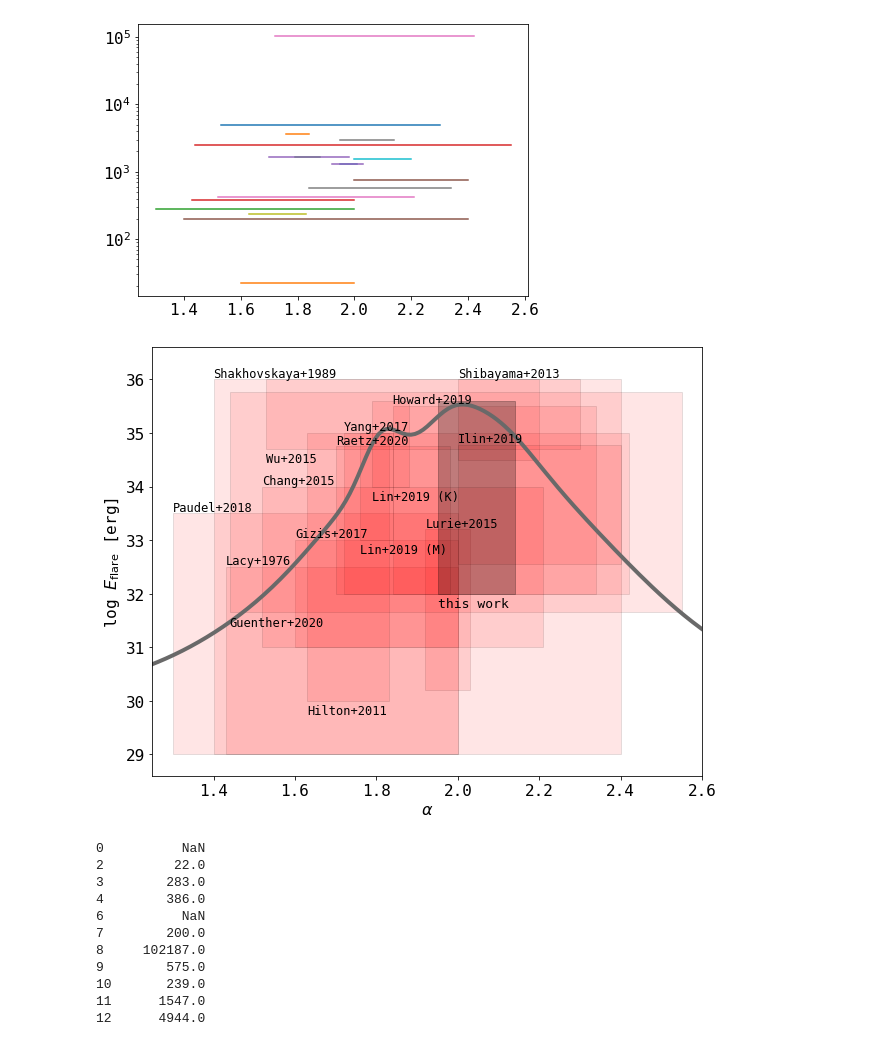
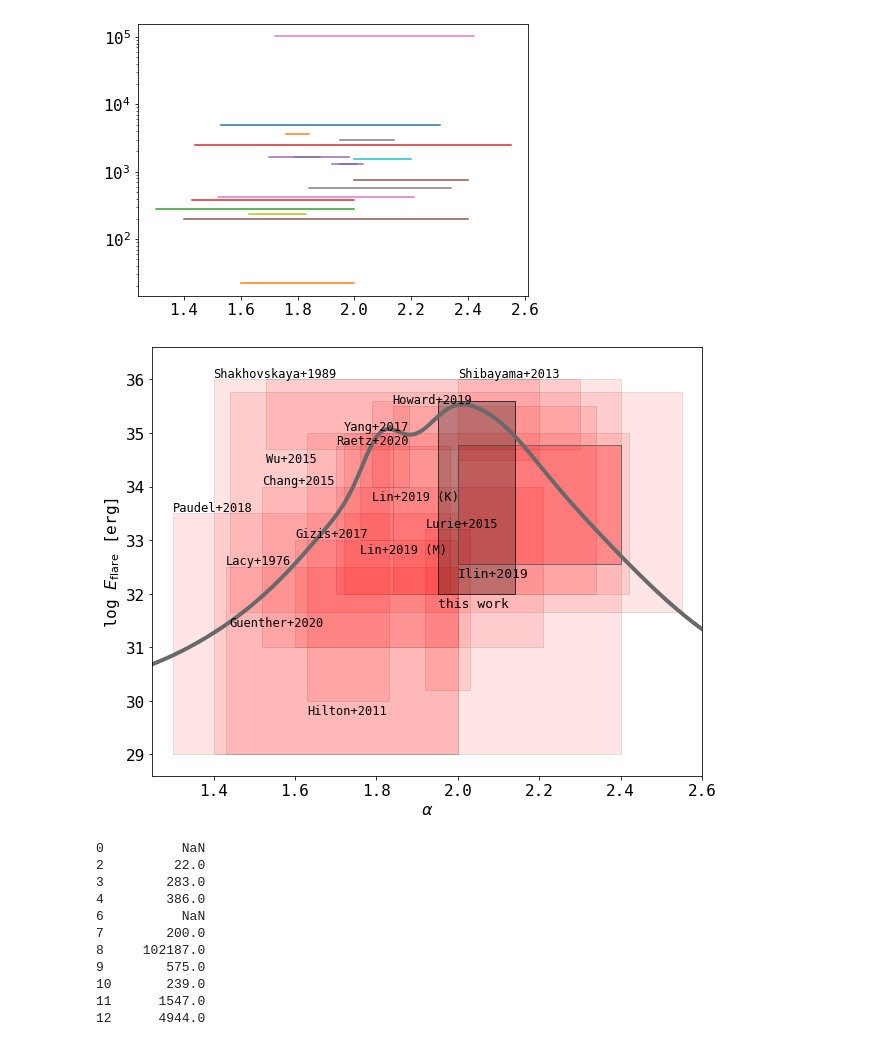
Before and after one commit to ekaterinailin/flares-in-clusters-ii-draft, a Jupyter notebook: Alpha_prior.ipynb, the cells around one changed output. Drawn from its saved outputs; the diff is of its cells as text; code cells hidden in the pictures.

```diff
--- a/Alpha_prior.ipynb
+++ b/Alpha_prior.ipynb
@@ -82,35 +82,46 @@ for label, row in df[["slopemin", "slopemax","energymin", "energymax","author",
     g = g + gaussian(alphas, (mi + ma)/2, (ma - mi)/2, ) * np.sqrt(nflares / totflares)
     f = Rectangle((mi, floatify(row.energymin)),
              ma-mi,
              floatify(row.energymax) - floatify(row.energymin))
     if row.author in ["Hilton2011","Lin+2019 (M)","Lin+2019 (K)",
                       "Wu+2015", "Hilton+2011", "Guenther+2020",]:
                      # "Raetz+2020"] :
         ax.text(mi, floatify(row.energymin)-0.25, row.author, fontsize=12)
         boxes.append(f)
     elif row.author == "this work":
         ax.text(mi, floatify(row.energymin)-0.25, row.author, fontsize=13)
         pc = PatchCollection([f], facecolor="k", alpha=.25,
                      edgecolor="k")
         ax.add_collection(pc,)
+        pc = PatchCollection([f], facecolor="none", alpha=.6,
+                     edgecolor="k")
+        ax.add_collection(pc,)
+    elif row.author == "Ilin+2019":
+        ax.text(mi, floatify(row.energymin)-0.25, row.author, fontsize=13)
+        pc = PatchCollection([f], facecolor="r", alpha=.25,
+                     edgecolor="r")
+        ax.add_collection(pc,)
+        pc = PatchCollection([f], facecolor="none", alpha=1,
+                     edgecolor="dimgrey")
+        ax.add_collection(pc,)
     else:
         ax.text(mi, floatify(row.energymax)+0.05, row.author, fontsize=12)
         boxes.append(f)
 ax.plot(alphas, 30+g*3, c="dimgrey", linewidth=4)
 # Create patch collection with specified colour/alpha
 pc = PatchCollection(boxes, facecolor="r", alpha=.1,
                      edgecolor="k", zorder=-1)
 ax.add_collection(pc)
 
 plt.xlim(1.25,2.6)
 plt.ylim(28.6,36.6)
 plt.xlabel(r"$\alpha$")
 plt.ylabel(r"log $E_\mathrm{flare}$ [erg]")
 plt.tight_layout()
 #plt.savefig("overview_alpha_literature.png", dpi=300)
-plt.savefig("Flares_in_Clusters_with_K2_2/pics/appendix/overview_alpha_literature.png", dpi=300)
+plt.savefig("Flares_in_Clusters_with_K2_2/pics/FFDs/overview_alpha_literature.png", dpi=300)
 # %% [output]
-[figure, old version]
+[figure, new version]
 # %%
 alphas = np.linspace(0,4,400)
 g = np.zeros_like(alphas)
```
Also changed, not shown: 6 other files.
